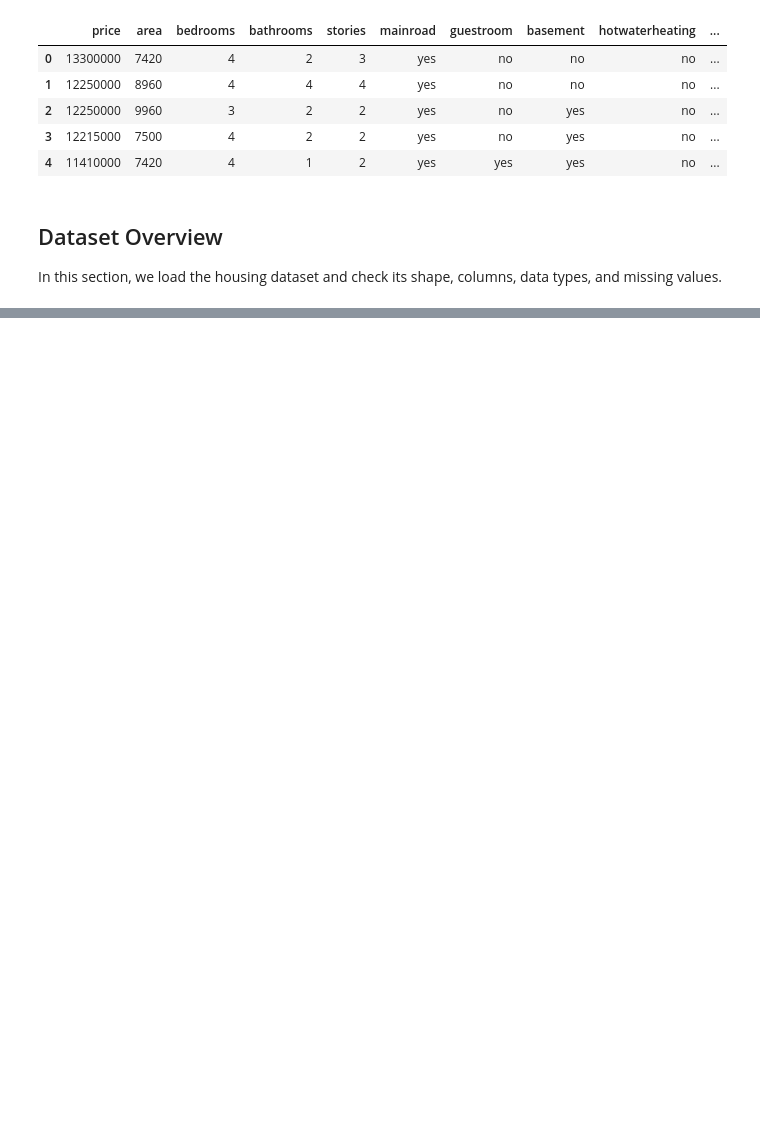
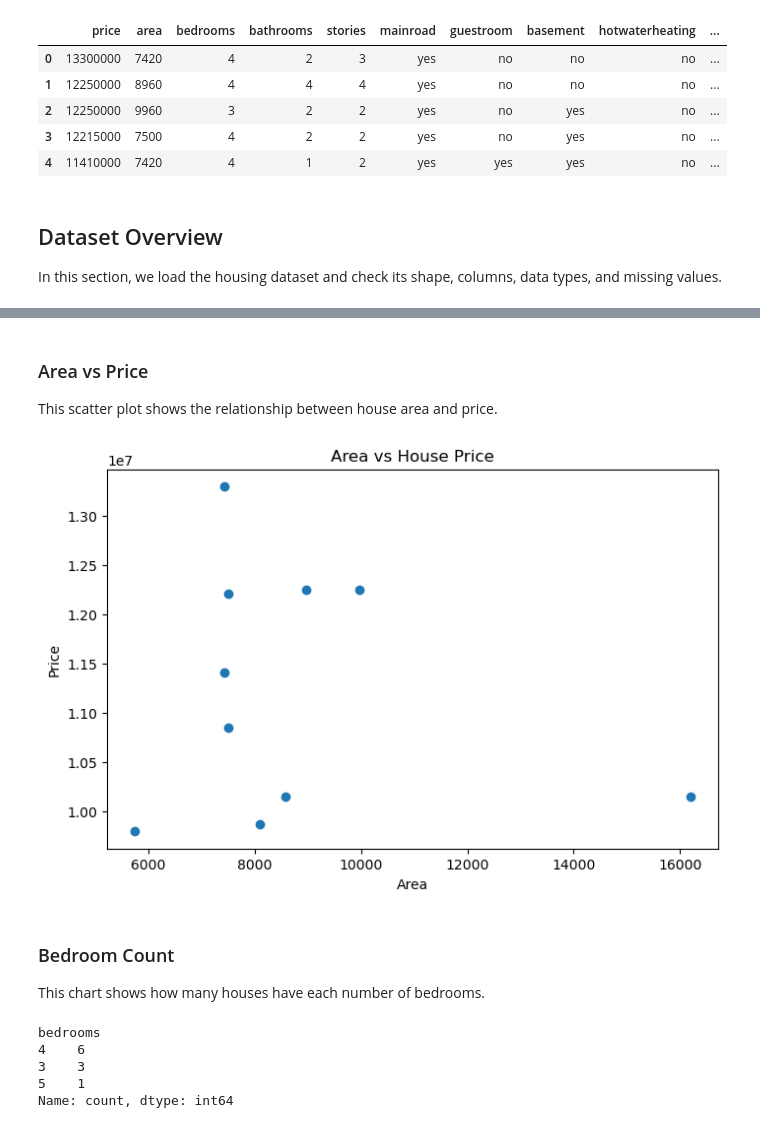
Before and after one commit to itsksfit/house-price-prediction-ml, a Jupyter notebook: notebooks/01_house_price_prediction.ipynb, the cells around one changed output, grey strips where cells are left out. Cells and saved outputs as stored; diff of their text form; code cells hidden in the pictures; blank space fills up the shorter version.

```diff
--- a/notebooks/01_house_price_prediction.ipynb
+++ b/notebooks/01_house_price_prediction.ipynb
@@ -23,0 +93,25 @@ In this section, we load the housing dataset and check its shape, columns, data
+# %% [markdown]
+### Area vs Price
+
+This scatter plot shows the relationship between house area and price.
+# %%
+plt.figure(figsize=(8,5))
+plt.scatter(df["area"], df["price"])
+plt.xlabel("Area")
+plt.ylabel("Price")
+plt.title("Area vs House Price")
+plt.show()
+# %% [output]
+[figure, added]
+# %% [markdown]
+### Bedroom Count
+
+This chart shows how many houses have each number of bedrooms.
+# %%
+df["bedrooms"].value_counts()
+# %% [output]
+bedrooms
+4    6
+3    3
+5    1
+Name: count, dtype: int64
```
Also changed, not shown: parts of 20 cells of this notebook.
